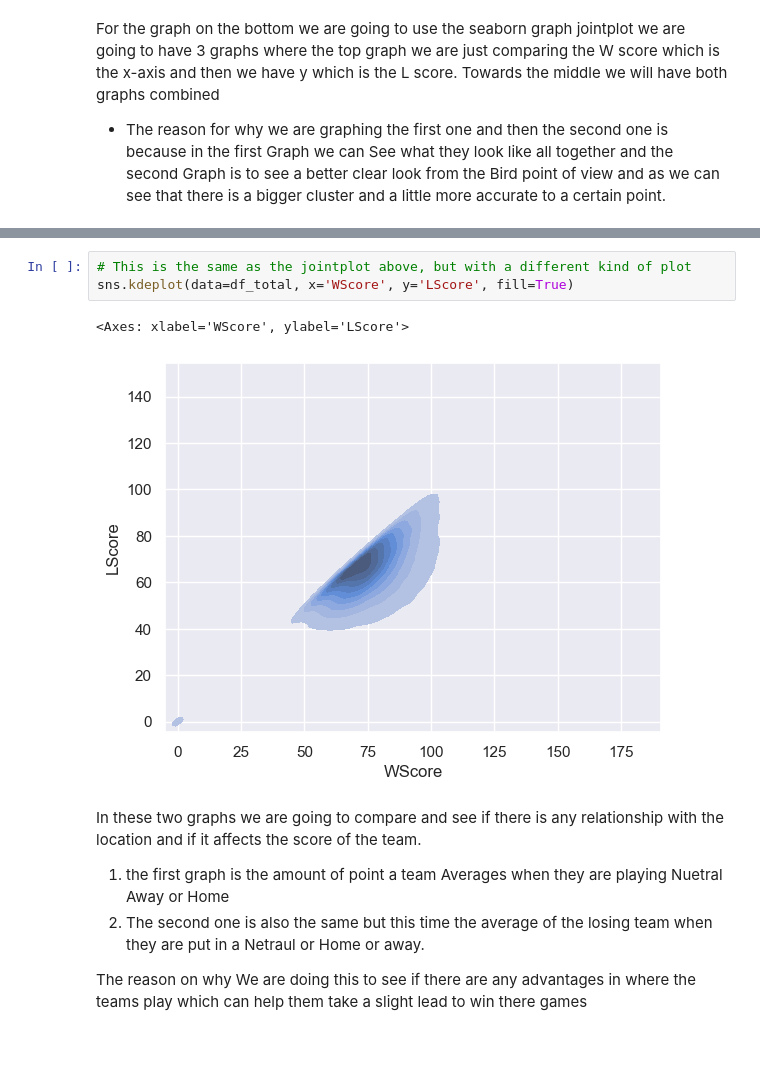
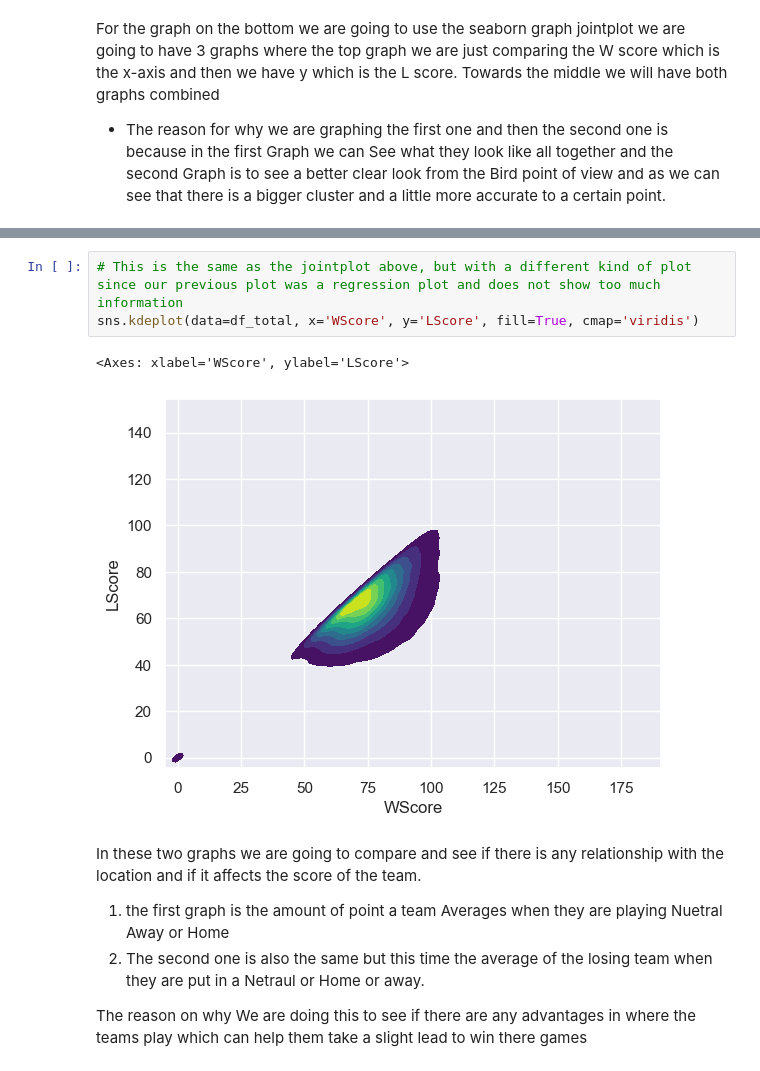
Before and after one commit to cshields164/march-machine-learning-mania-2024, a Jupyter notebook: code/01explore.ipynb, the cells around one changed output, grey strips where cells are left out. Saved outputs shown, nothing was run; the diff lists cells and outputs as text.

```diff
--- a/code/01explore.ipynb
+++ b/code/01explore.ipynb
@@ -297,9 +326,9 @@ sns.jointplot(data=df_total, x='WScore', y='LScore', kind='reg')
 # %%
-# This is the same as the jointplot above, but with a different kind of plot
-sns.kdeplot(data=df_total, x='WScore', y='LScore', fill=True)
+# This is the same as the jointplot above, but with a different kind of plot since our previous plot was a regression plot and does not show too much information
+sns.kdeplot(data=df_total, x='WScore', y='LScore', fill=True, cmap='viridis')
 # %% [output]
 <Axes: xlabel='WScore', ylabel='LScore'>
-[figure, old version]
+[figure, new version]
 # %% [markdown]
 In these two graphs we are going to compare and see if there is any relationship with the location and if it affects the score of the team.
 1) the first graph is the amount of point a team Averages when they  are playing Nuetral Away or Home
```
Also changed, not shown: parts of 31 cells of this notebook, 1 other file.
